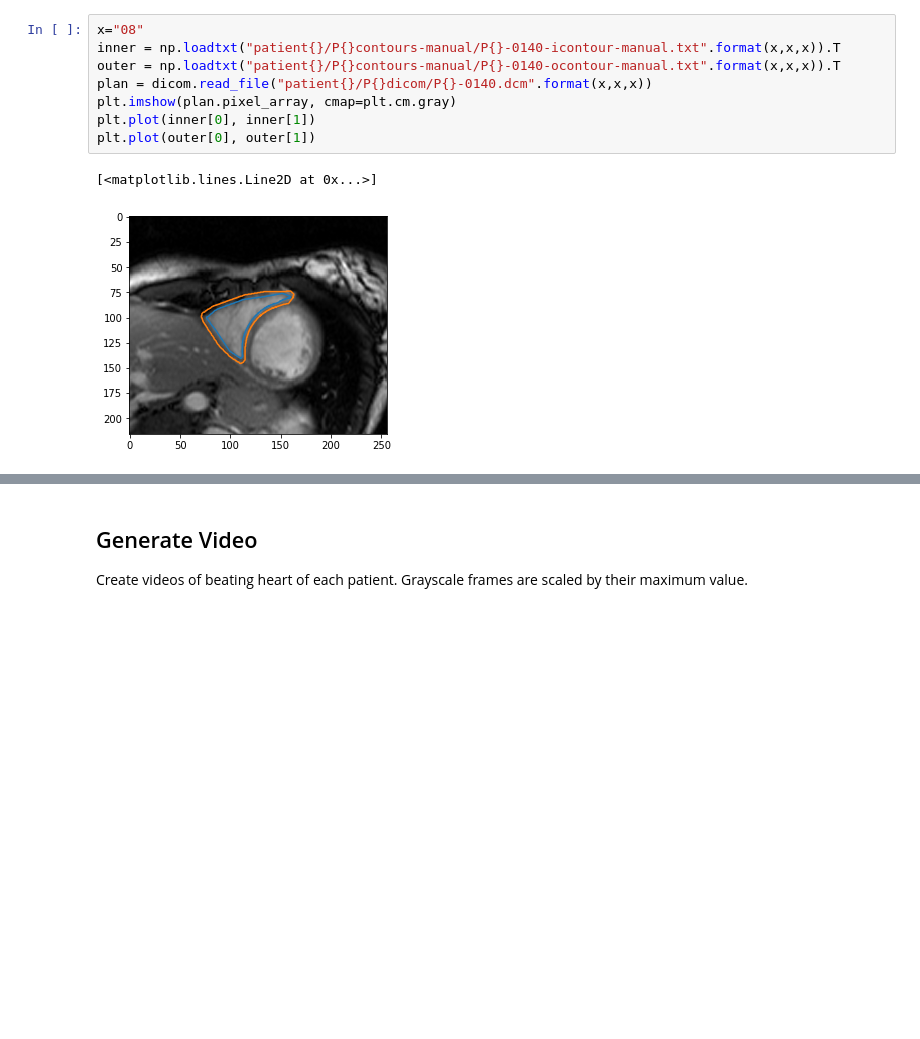
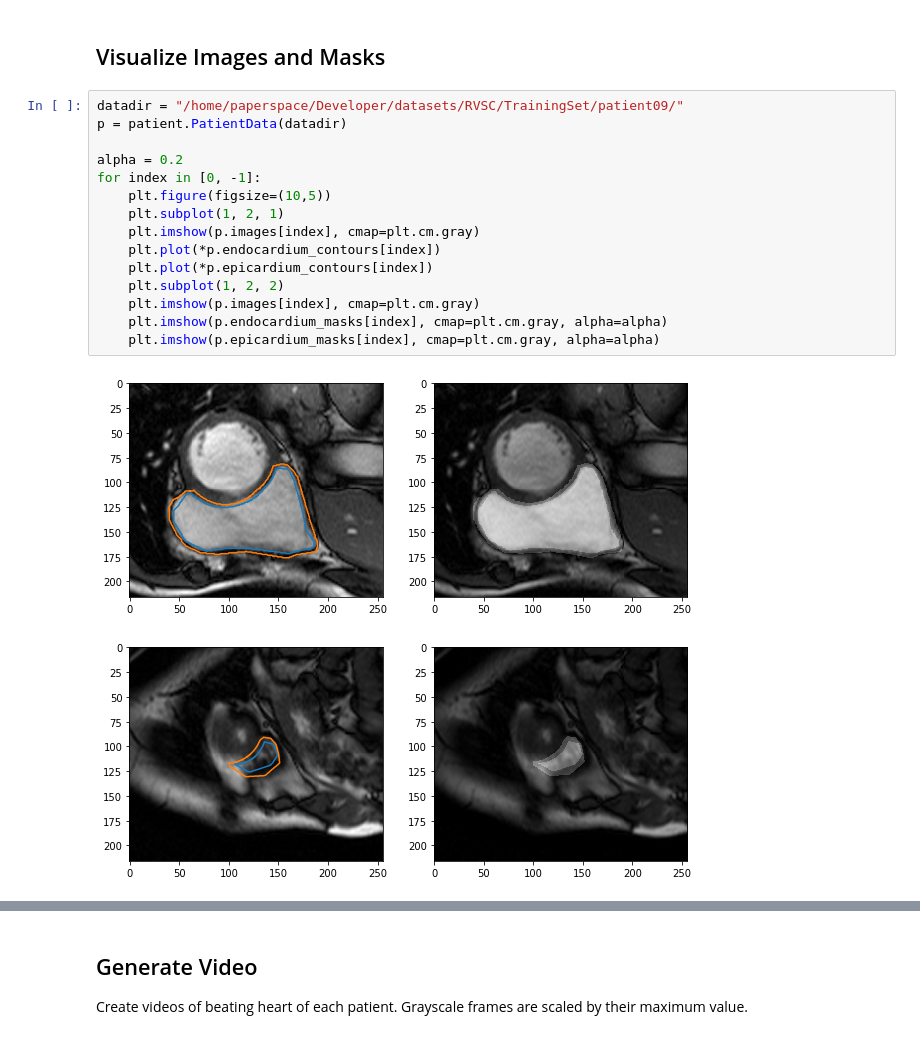
Before and after one commit to chuckyee/cardiac-segmentation, a Jupyter notebook: notebooks/Cardiac MRI Data Exploration.ipynb, the cells around one changed output, grey strips where cells are left out. Drawn from its saved outputs; the diff is of its cells as text; blank space fills up the shorter version.

```diff
--- a/notebooks/Cardiac MRI Data Exploration.ipynb
+++ b/notebooks/Cardiac MRI Data Exploration.ipynb
@@ -89,11 +11,20 @@ for inner_file, outer_file in zip(inner_files, outer_files):
-# %%
-x="08"
-inner = np.loadtxt("patient{}/P{}contours-manual/P{}-0140-icontour-manual.txt".format(x,x,x)).T
-outer = np.loadtxt("patient{}/P{}contours-manual/P{}-0140-ocontour-manual.txt".format(x,x,x)).T
-plan = dicom.read_file("patient{}/P{}dicom/P{}-0140.dcm".format(x,x,x))
-plt.imshow(plan.pixel_array, cmap=plt.cm.gray)
-plt.plot(inner[0], inner[1])
-plt.plot(outer[0], outer[1])
-# %% [output]
-[<matplotlib.lines.Line2D at 0x...>]
-[figure, removed]
+# %% [markdown]
+## Visualize Images and Masks
+# %%
+datadir = "/home/paperspace/Developer/datasets/RVSC/TrainingSet/patient09/"
+p = patient.PatientData(datadir)
+
+alpha = 0.2
+for index in [0, -1]:
+    plt.figure(figsize=(10,5))
+    plt.subplot(1, 2, 1)
+    plt.imshow(p.images[index], cmap=plt.cm.gray)
+    plt.plot(*p.endocardium_contours[index])
+    plt.plot(*p.epicardium_contours[index])
+    plt.subplot(1, 2, 2)
+    plt.imshow(p.images[index], cmap=plt.cm.gray)
+    plt.imshow(p.endocardium_masks[index], cmap=plt.cm.gray, alpha=alpha)
+    plt.imshow(p.epicardium_masks[index], cmap=plt.cm.gray, alpha=alpha)
+# %% [output]
+[figure, added]
+[figure, added]
```
Also changed, not shown: parts of 19 cells of this notebook.
